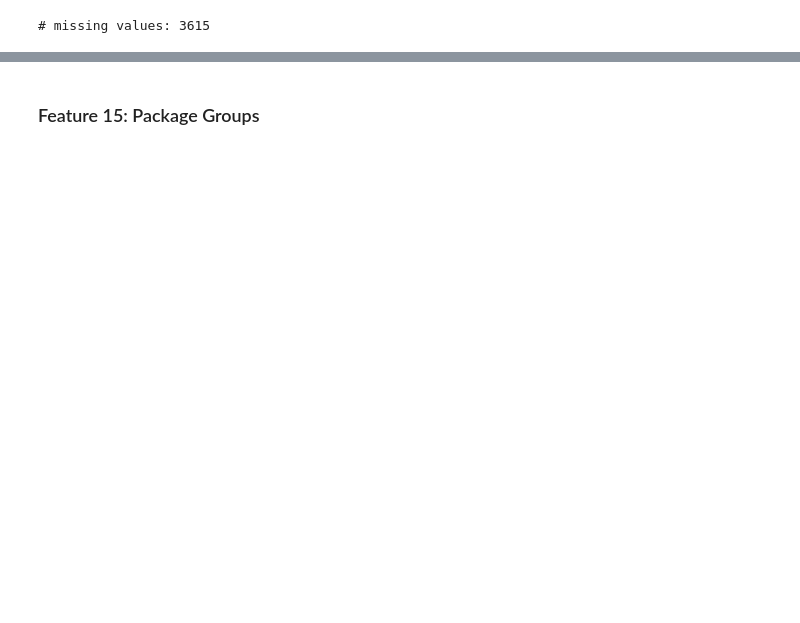
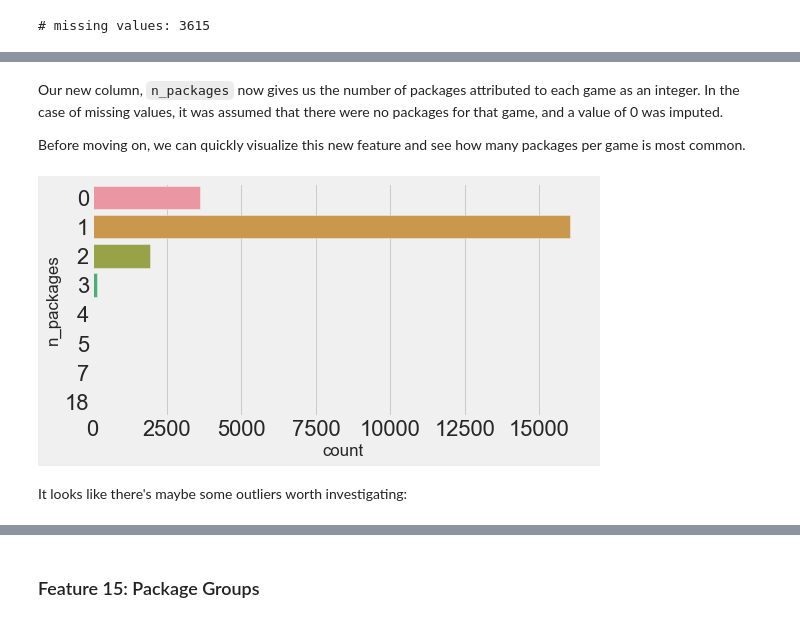
Before and after one commit to argwood/IndieP, a Jupyter notebook: IndieP_Data_Cleaning.ipynb, the cells around one changed output, grey strips where cells are left out. Drawn from its saved outputs; the diff is of its cells as text; code cells hidden in the pictures; blank space fills up the shorter version.

Commit message:
updated data cleaning again

```diff
--- a/IndieP_Data_Cleaning.ipynb
+++ b/IndieP_Data_Cleaning.ipynb
@@ -557,2 +591,4 @@ data_steam['price_overview'].iloc[0]
+# %%
+data_steam = data_steam.drop(columns="currency")
 # %% [markdown]
 ### Feature 14: Packages
@@ -560,3 +606,13 @@ data_steam['price_overview'].iloc[0]
 print('# missing values:', data_steam['packages'].isnull().sum())
 # %% [output]
 # missing values: 3615
+# %%
+data_steam['n_packages'] = data_steam['packages'].str.count(',')
+# %%
+def add_one_or_set_to_zero(x):
+    if not np.isnan(x):
+        return int(x+1)
+    else:
+        return int(0)
+# %%
+data_steam['n_packages'] = data_steam['n_packages'].apply(add_one_or_set_to_zero)
@@ -562,0 +628,14 @@ print('# missing values:', data_steam['packages'].isnull().sum())
+# %% [markdown]
+Our new column, `n_packages` now gives us the number of packages attributed to each game as an integer. In the case of missing values, it was assumed that there were no packages for that game, and a value of 0 was imputed.
+
+Before moving on, we can quickly visualize this new feature and see how many packages per game is most common.
+# %%
+sns.set(font_scale=2)
+plt.style.use('fivethirtyeight')
+
+fig = plt.figure(figsize=(8,4))
+sns.countplot(y="n_packages", data=data_steam);
+# %% [output]
+[figure, added]
+# %% [markdown]
+It looks like there's maybe some outliers worth investigating:
```
Also changed, not shown: parts of 35 cells of this notebook.
